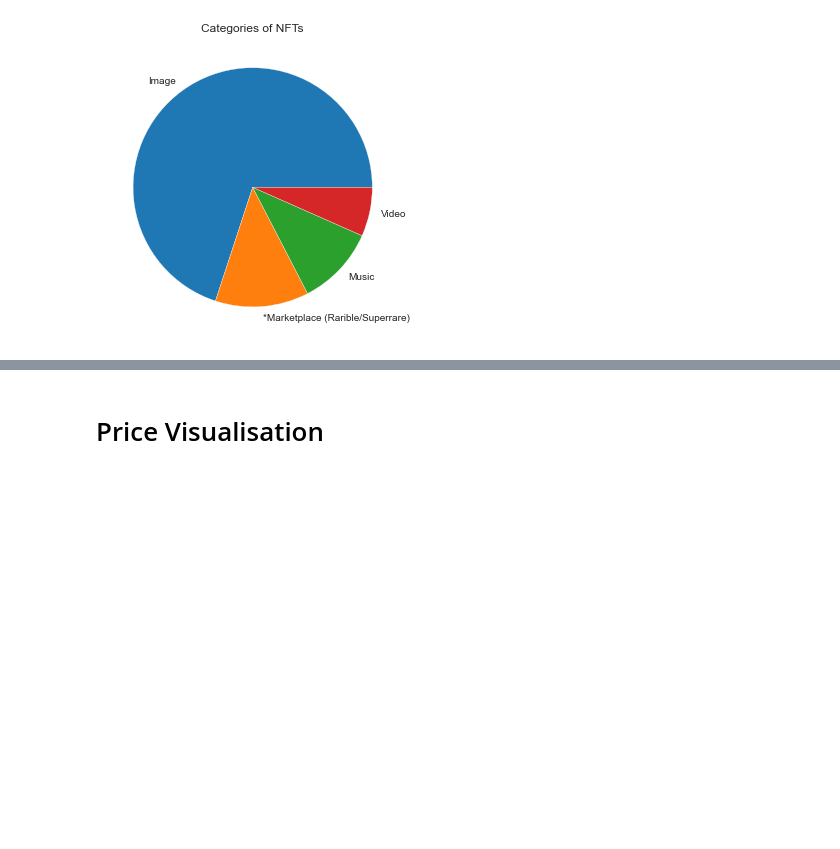
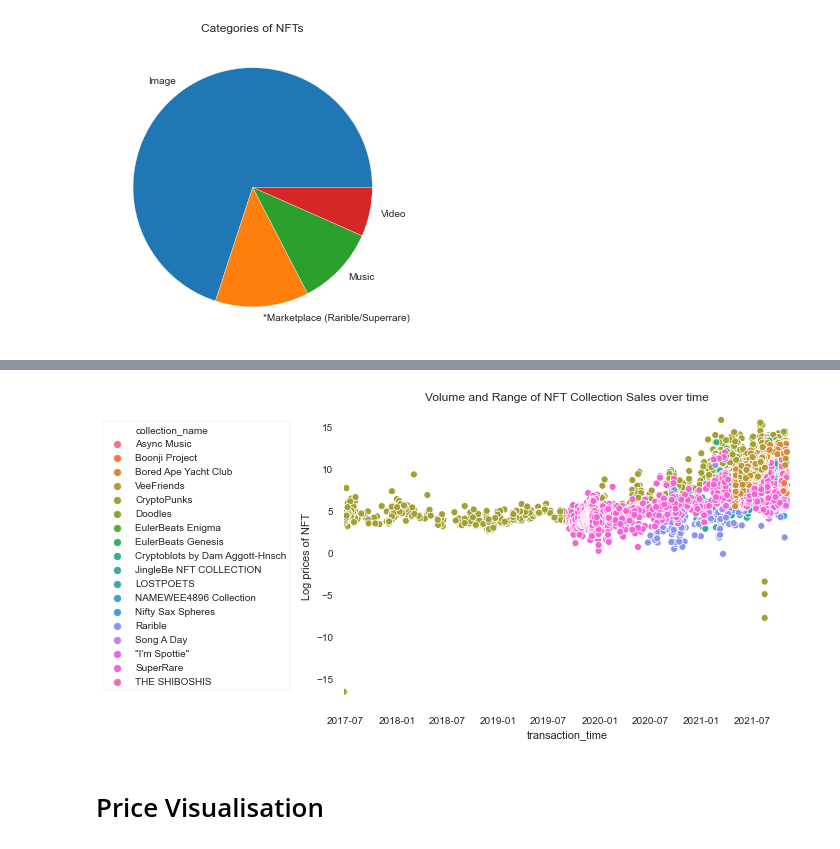
Before and after one commit to Cawinchan/opensea_data_extractor, a Jupyter notebook: data_visualisation.ipynb, the cells around one changed output, grey strips where cells are left out. Drawn from its saved outputs; the diff is of its cells as text; code cells hidden in the pictures; blank space fills up the shorter version.

```diff
--- a/data_visualisation.ipynb
+++ b/data_visualisation.ipynb
@@ -131,3 +139,11 @@ plt.savefig('visualisations/Categories_of_NFTs.pdf')
+# %%
+sns.scatterplot(df.transaction_time,np.log((df.eth_price*pd.to_numeric(df.usd_price)*10**(-float(df.eth_price_decimal.head(1))))),hue=(df.collection_name)).set(xlim=(df.transaction_time.min(),df.transaction_time.max()))
+plt.title("Volume and Range of NFT Collection Sales over time")
+plt.ylabel("Log prices of NFT")
+plt.legend(loc='center left', bbox_to_anchor=(-0.55, 0.5), ncol=1)
+plt.savefig('visualisations/Volume and Range of NFT Collection Sales over time.pdf')
+# %% [output]
+[figure, added]
 # %% [markdown]
 # Price Visualisation
 # %%
```
Also changed, not shown: parts of 2 cells of this notebook, 2 other files.
